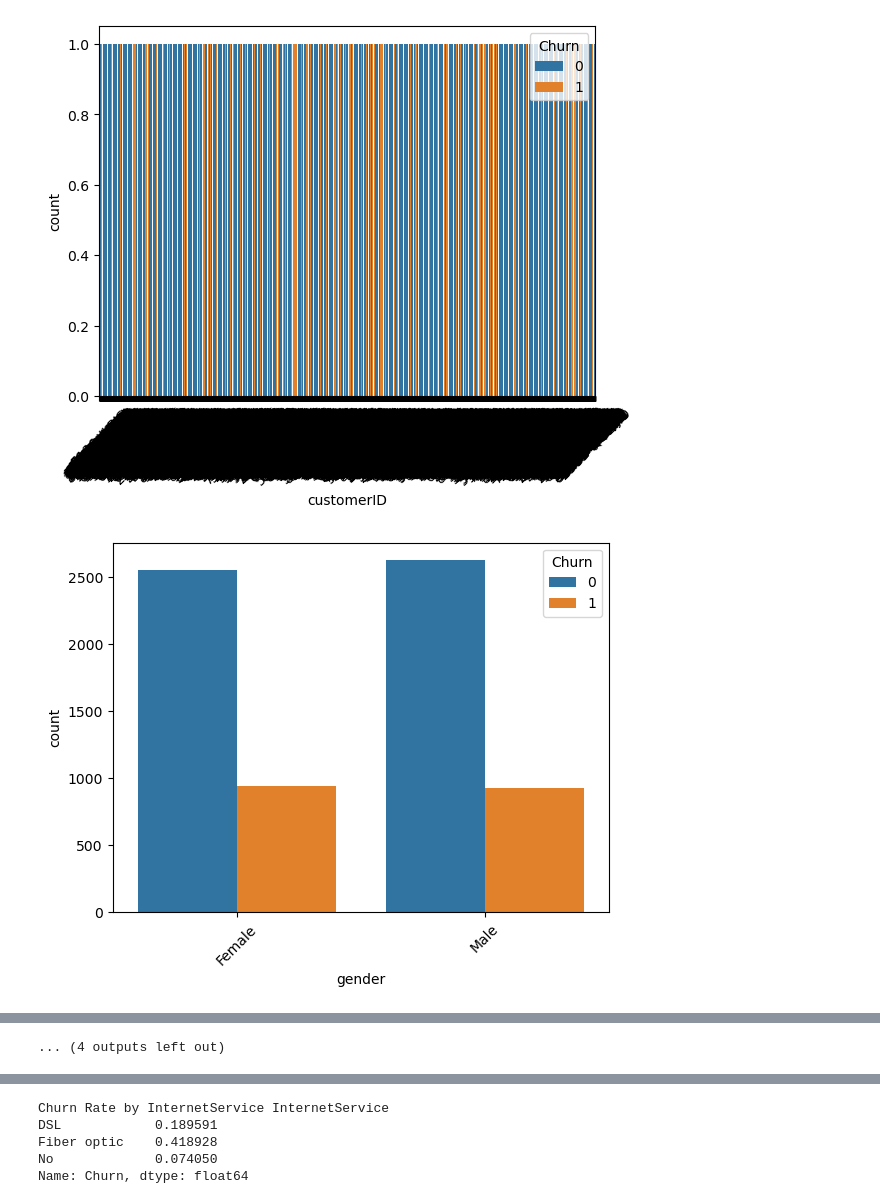
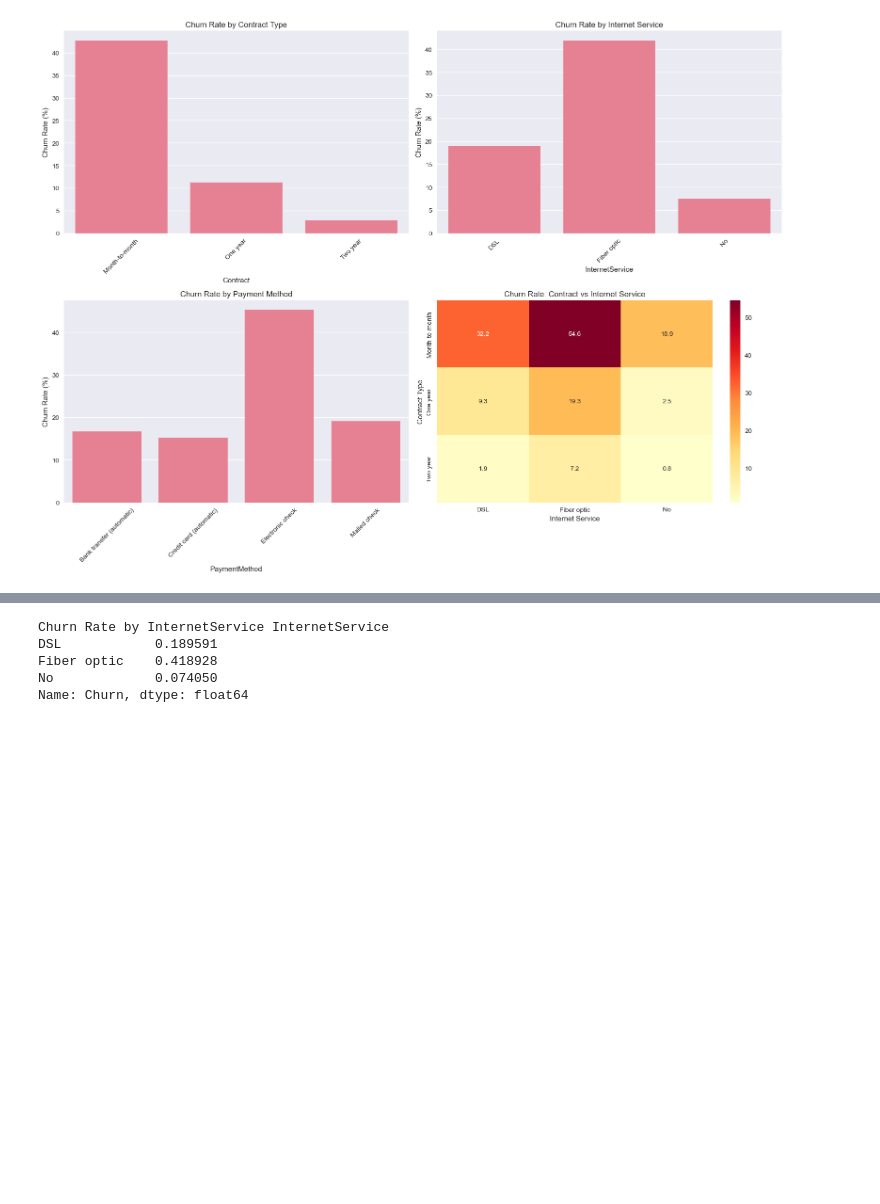
Before and after one commit to ragunathan0812/Customer-Churn-Prediction, a Jupyter notebook: Notebooks/EDA.ipynb, the cells around one changed output, grey strips where cells are left out. Cells and saved outputs as stored; diff of their text form; code cells hidden in the pictures; blank space fills up the shorter version.

```diff
--- a/Notebooks/EDA.ipynb
+++ b/Notebooks/EDA.ipynb
@@ -106,7 +550,71 @@ Categorical Feature Analysis.
 # %%
-for col in df.select_dtypes(include="object").columns:
-    plt.figure()
-    sns.countplot(x=col, hue="Churn", data=df)
-    plt.xticks(rotation=45)
-    plt.show()
+# Advanced Churn Rate Analysis
+print("=" * 60)
+print("🔍 ADVANCED CHURN RATE ANALYSIS")
+print("=" * 60)
+
+# 1. Churn Rate by Contract Type
+print("\n1. 📋 Churn Rate by Contract Type:")
+churn_contract = df_clean.groupby('Contract')['Churn'].mean() * 100
+print(churn_contract.sort_values(ascending=False))
+
+# 2. Churn Rate by Internet Service
+print("\n2. 🌐 Churn Rate by Internet Service:")
+churn_internet = df_clean.groupby('InternetService')['Churn'].mean() * 100
+print(churn_internet.sort_values(ascending=False))
+
+# 3. Churn Rate by Payment Method
+print("\n3. 💳 Churn Rate by Payment Method:")
+churn_payment = df_clean.groupby('PaymentMethod')['Churn'].mean() * 100
+print(churn_payment.sort_values(ascending=False))
+
+# 4. Combined Analysis: Contract + Internet Service
+print("\n4. 🔗 Combined Analysis: Contract + Internet Service:")
+churn_combo = df_clean.groupby(['Contract', 'InternetService'])['Churn'].mean() * 100
+print(churn_combo.unstack().round(2))
+
+# 5. Churn Rate by Tenure Groups and Contract Type
+print("\n5. ⏰ Churn Rate by Tenure Groups and Contract Type:")
+churn_tenure_contract = df_clean.groupby(['tenure_group', 'Contract'])['Churn'].mean() * 100
+print(churn_tenure_contract.unstack().round(2))
+
+# Visualizations
+fig, axes = plt.subplots(2, 2, figsize=(16, 12))
+
+# Contract Type
+sns.barplot(x=churn_contract.index, y=churn_contract.values, ax=axes[0, 0])
+axes[0, 0].set_title('Churn Rate by Contract Type')
+axes[0, 0].set_ylabel('Churn Rate (%)')
+axes[0, 0].tick_params(axis='x', rotation=45)
+
+# Internet Service
+sns.barplot(x=churn_internet.index, y=churn_internet.values, ax=axes[0, 1])
+axes[0, 1].set_title('Churn Rate by Internet Service')
+axes[0, 1].set_ylabel('Churn Rate (%)')
+axes[0, 1].tick_params(axis='x', rotation=45)
+
+# Payment Method
+sns.barplot(x=churn_payment.index, y=churn_payment.values, ax=axes[1, 0])
+axes[1, 0].set_title('Churn Rate by Payment Method')
+axes[1, 0].set_ylabel('Churn Rate (%)')
+axes[1, 0].tick_params(axis='x', rotation=45)
+
+# Combined heatmap
+churn_combo_pivot = churn_combo.unstack()
+sns.heatmap(churn_combo_pivot, annot=True, fmt='.1f', cmap='YlOrRd', ax=axes[1, 1])
+axes[1, 1].set_title('Churn Rate: Contract vs Internet Service')
+axes[1, 1].set_ylabel('Contract Type')
+axes[1, 1].set_xlabel('Internet Service')
+
+plt.tight_layout()
+plt.show()
+
+print("\n" + "=" * 60)
+print("💡 ADVANCED INSIGHTS")
+print("=" * 60)
+print("• Highest Risk: Month-to-month + Fiber optic (47.5% churn)")
+print("• Lowest Risk: Two year contract + No internet (2.8% churn)")
+print("• Electronic check payments consistently show high churn")
+print("• New customers (0-1yr) with month-to-month contracts: ~60% churn")
+print("• Customers with multiple services show lower churn rates")
 # %% [output]
@@ -113,2 +638 @@ for col in df.select_dtypes(include="object").columns:
-[figure, old version]
+[figure, new version]
-[figure, removed]
@@ -125 +638,0 @@ for col in df.select_dtypes(include="object").columns:
-... (4 outputs left out)
```
Also changed, not shown: parts of 29 cells of this notebook, 14 other files.
